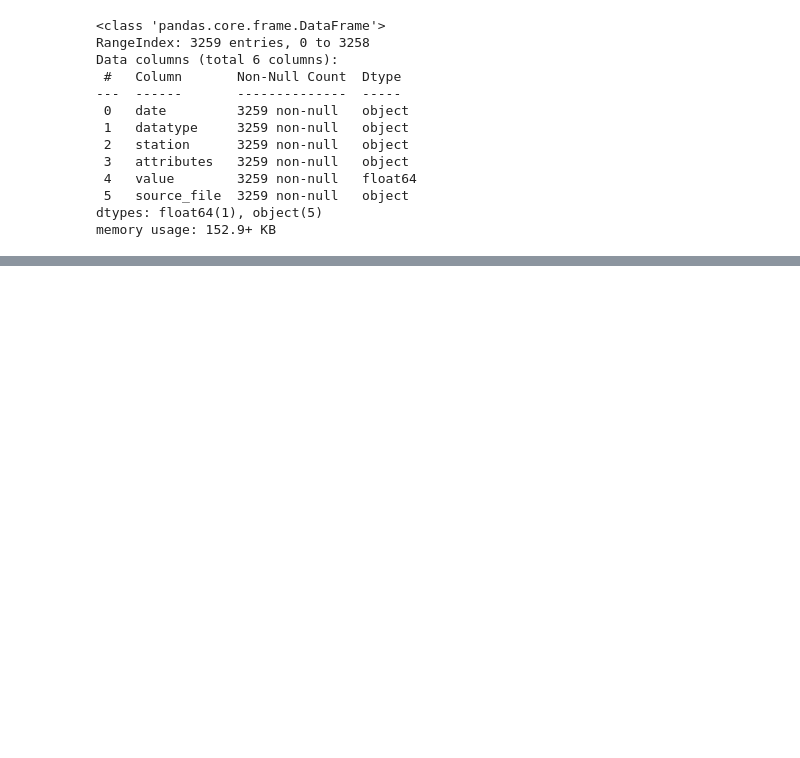
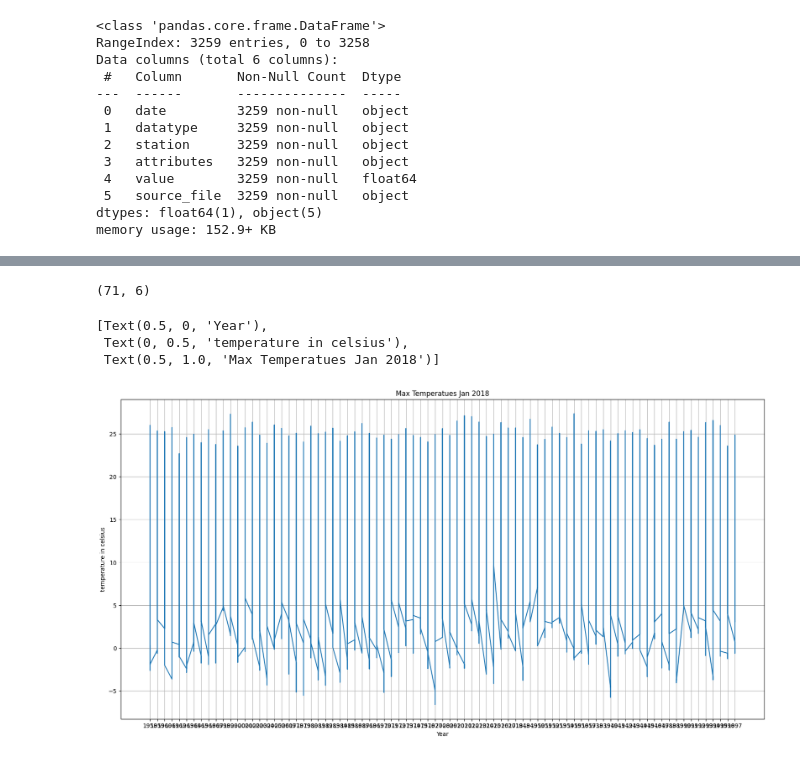
Before and after one commit to IaraKrasnoff/Week5JupyterNotebooks, a Jupyter notebook: NOAAMonthlySummaries/loading_and_graphing_monthly_summaries.ipynb, the cells around one changed output, grey strips where cells are left out. Cells and saved outputs as stored; diff of their text form; code cells hidden in the pictures; blank space fills up the shorter version.

```diff
--- a/NOAAMonthlySummaries/loading_and_graphing_monthly_summaries.ipynb
+++ b/NOAAMonthlySummaries/loading_and_graphing_monthly_summaries.ipynb
@@ -107,0 +167,24 @@ https://www.ncdc.noaa.gov/cdo-web/api/v2/stations/GHCND:USW00013781
+# %%
+# What is the shape of jan_readings?
+jan_readings.shape
+# %% [output]
+(71, 6)
+# %%
+import pandas as pd
+import matplotlib
+import matplotlib.pyplot as plt
+
+%matplotlib inline
+
+x = df['date'].str[0:4]
+y = df['value']
+fig, ax = plt.subplots()
+fig.set_size_inches(20, 10)
+ax.plot(x, y)
+ax.grid()
+ax.set(xlabel='Year', ylabel='temperature in celsius', title='Max Temperatues Jan 2018')
+# %% [output]
+[Text(0.5, 0, 'Year'),
+ Text(0, 0.5, 'temperature in celsius'),
+ Text(0.5, 1.0, 'Max Temperatues Jan 2018')]
+[figure, added]
```
Also changed, not shown: parts of 8 cells of this notebook, 4 other files.
